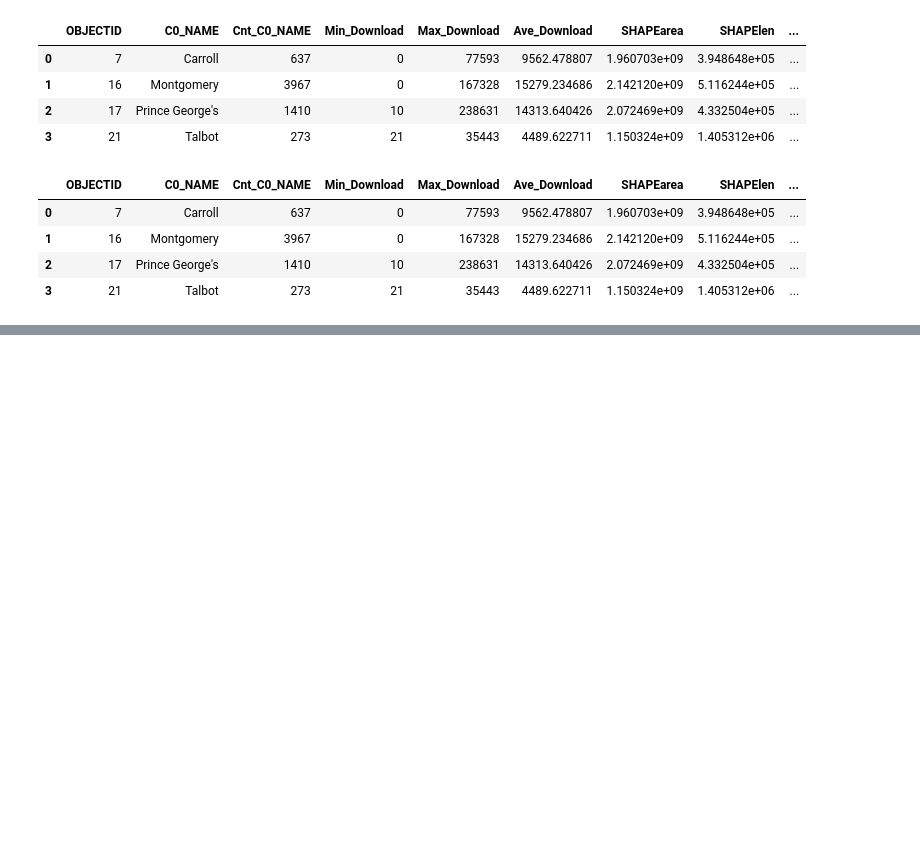
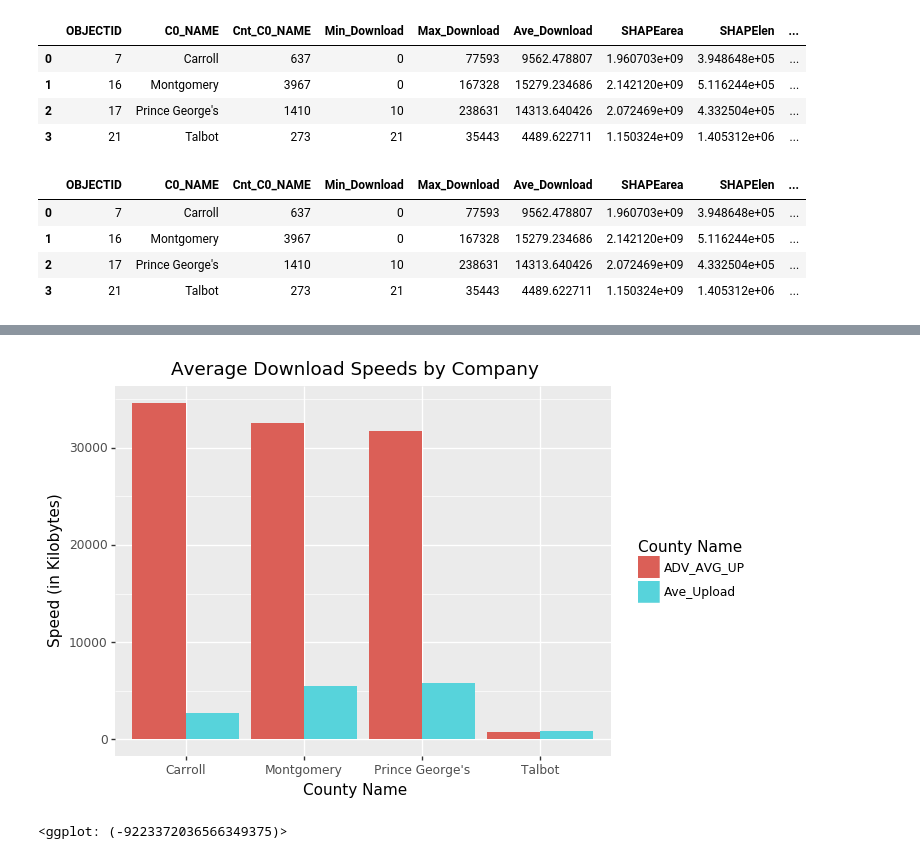
Before and after one commit to colinsully1/447-Project, a Jupyter notebook: 447 Project - Internet Speeds.ipynb, the cells around one changed output, grey strips where cells are left out. Saved outputs shown, nothing was run; the diff lists cells and outputs as text; code cells hidden in the pictures; blank space fills up the shorter version.

```diff
--- a/447 Project - Internet Speeds.ipynb
+++ b/447 Project - Internet Speeds.ipynb
@@ -248,0 +259,5 @@ merged_counties.plot.bar(x='C0_NAME', y=['Ave_Upload', 'ADV_AVG_UP'])
+# %%
+merged_counties_long = pd.melt(merged_counties, id_vars='C0_NAME',
+        value_vars=['Ave_Upload', 'ADV_AVG_UP'], var_name='Upload Type',
+        value_name='values')
+merged_counties_long
@@ -248,0 +274,11 @@ merged_counties.plot.bar(x='C0_NAME', y=['Ave_Upload', 'ADV_AVG_UP'])
+# %%
+(p9.ggplot(merged_counties_long) +
+  p9.aes(x='C0_NAME', y='values', fill='County Name') +
+  p9.geom_bar(stat="identity", position='dodge')+
+  p9.ggtitle('Average Download Speeds by Company') +
+    p9.ylab('Speed (in Kilobytes)') +
+    p9.xlab('County Name')
+)
+# %% [output]
+[figure, added]
+<ggplot: (-9223372036566349375)>
```
Also changed, not shown: parts of 7 cells of this notebook.
